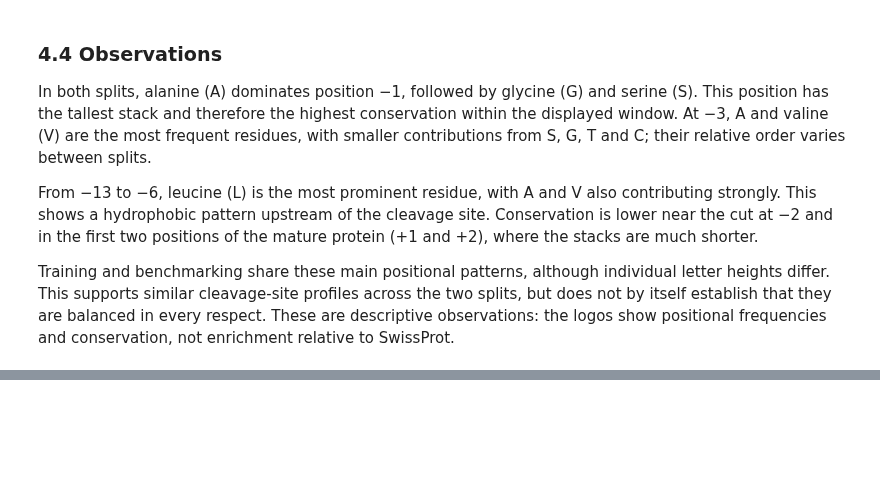
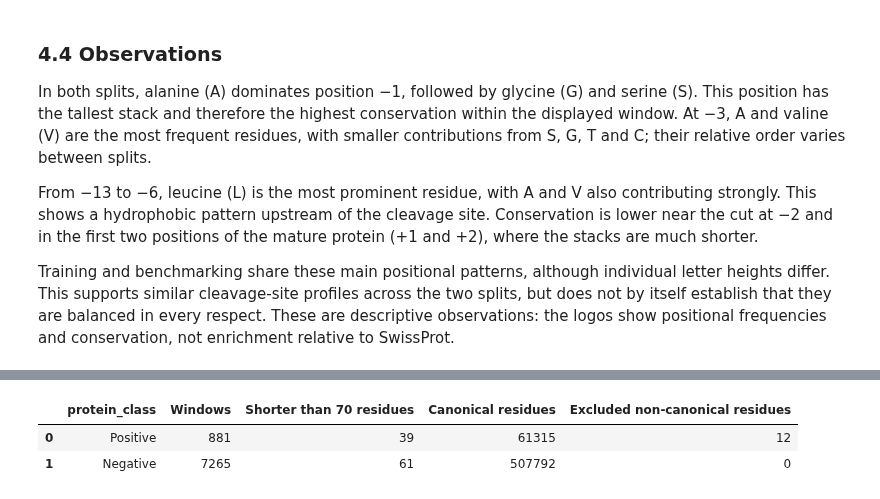
Before and after one commit to bioinformatikk/LB2_project_Group_10, a Jupyter notebook: notebooks/02c_data_analysis.ipynb, the cells around one changed output, grey strips where cells are left out. Cells and saved outputs as stored; diff of their text form; code cells hidden in the pictures; blank space fills up the shorter version.

```diff
--- a/notebooks/02c_data_analysis.ipynb
+++ b/notebooks/02c_data_analysis.ipynb
@@ -770,0 +820,35 @@ Following the categorical bar-plot examples in the Seaborn support, we would sho
+# %%
+nterminal_length = 70
+nterminal_rows = []
+nterminal_summary = []
+
+for protein_class, metadata, sequences in [
+    ("Positive", positive_metadata, positive_sequences),
+    ("Negative", negative_metadata, negative_sequences),
+]:
+    accessions = metadata.loc[metadata["split"] == "training", "accession"]
+    windows = [sequences[accession][:nterminal_length] for accession in accessions]
+    residues = "".join(windows)
+    counts = {aa: residues.count(aa) for aa in amino_acids}
+    known_residues = sum(counts.values())
+
+    nterminal_summary.append({
+        "protein_class": protein_class,
+        "Windows": len(windows),
+        "Shorter than 70 residues": sum(len(window) < nterminal_length for window in windows),
+        "Canonical residues": known_residues,
+        "Excluded non-canonical residues": len(residues) - known_residues,
+    })
+    for aa in amino_acids:
+        nterminal_rows.append({
+            "protein_class": protein_class,
+            "amino_acid": aa,
+            "percentage": 100 * counts[aa] / known_residues,
+        })
+
+nterminal_composition = pd.DataFrame(nterminal_rows)
+pd.DataFrame(nterminal_summary)
+# %% [output]
+|  | protein_class | Windows | Shorter than 70 residues | Canonical residues | Excluded non-canonical residues |
+| 0 | Positive | 881 | 39 | 61315 | 12 |
+| 1 | Negative | 7265 | 61 | 507792 | 0 |
```
Also changed, not shown: parts of 14 cells of this notebook, 17 other files.
